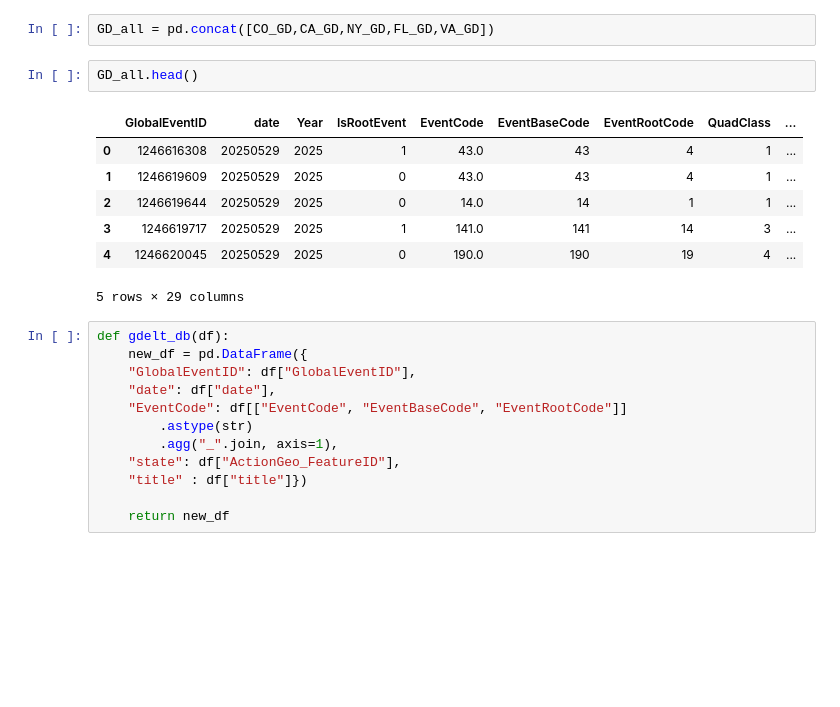
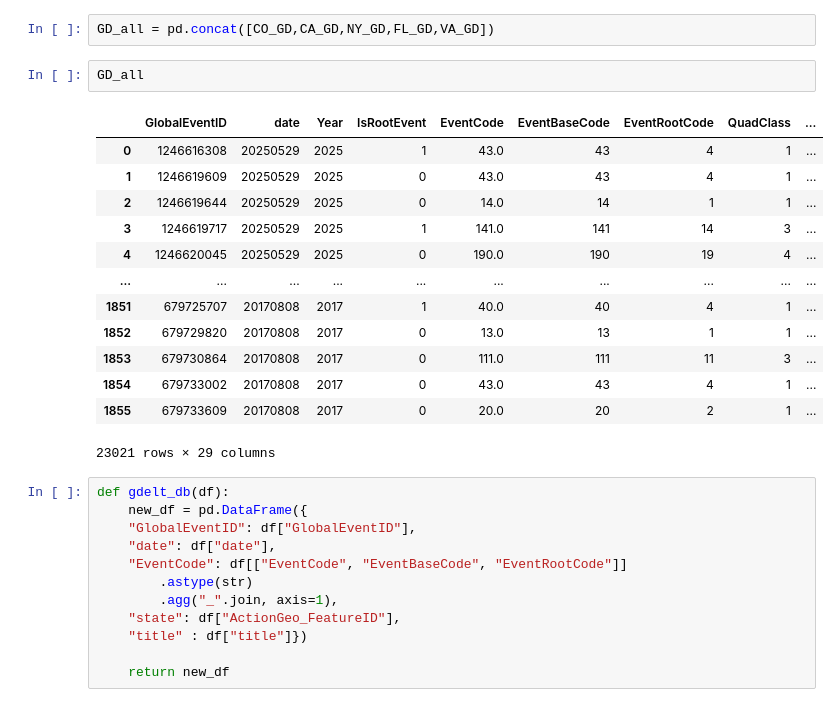
Before and after one commit to elugos/HSMS_LUGOS, a Jupyter notebook: make_df.ipynb, the cells around one changed output. Saved outputs shown, nothing was run; the diff lists cells and outputs as text; blank space fills up the shorter version.

```diff
--- a/make_df.ipynb
+++ b/make_df.ipynb
@@ -111,15 +111,21 @@ VA_GD = pd.concat([GD_20170809, GD_20170808, GD_20170810,GD_20170811,GD_20170812
 # %%
 GD_all = pd.concat([CO_GD,CA_GD,NY_GD,FL_GD,VA_GD])
 # %%
-GD_all.head()
+GD_all
 # %% [output]
 |  | GlobalEventID | date | Year | IsRootEvent | EventCode | EventBaseCode | EventRootCode | QuadClass | ... |
 | 0 | 1246616308 | 20250529 | 2025 | 1 | 43.0 | 43 | 4 | 1 | ... |
 | 1 | 1246619609 | 20250529 | 2025 | 0 | 43.0 | 43 | 4 | 1 | ... |
 | 2 | 1246619644 | 20250529 | 2025 | 0 | 14.0 | 14 | 1 | 1 | ... |
 | 3 | 1246619717 | 20250529 | 2025 | 1 | 141.0 | 141 | 14 | 3 | ... |
 | 4 | 1246620045 | 20250529 | 2025 | 0 | 190.0 | 190 | 19 | 4 | ... |
+| ... | ... | ... | ... | ... | ... | ... | ... | ... | ... |
+| 1851 | 679725707 | 20170808 | 2017 | 1 | 40.0 | 40 | 4 | 1 | ... |
+| 1852 | 679729820 | 20170808 | 2017 | 0 | 13.0 | 13 | 1 | 1 | ... |
+| 1853 | 679730864 | 20170808 | 2017 | 0 | 111.0 | 111 | 11 | 3 | ... |
+| 1854 | 679733002 | 20170808 | 2017 | 0 | 43.0 | 43 | 4 | 1 | ... |
+| 1855 | 679733609 | 20170808 | 2017 | 0 | 20.0 | 20 | 2 | 1 | ... |
-5 rows × 29 columns
+23021 rows × 29 columns
 # %%
 def gdelt_db(df):
     new_df = pd.DataFrame({
```
Also changed, not shown: 31 other files.
